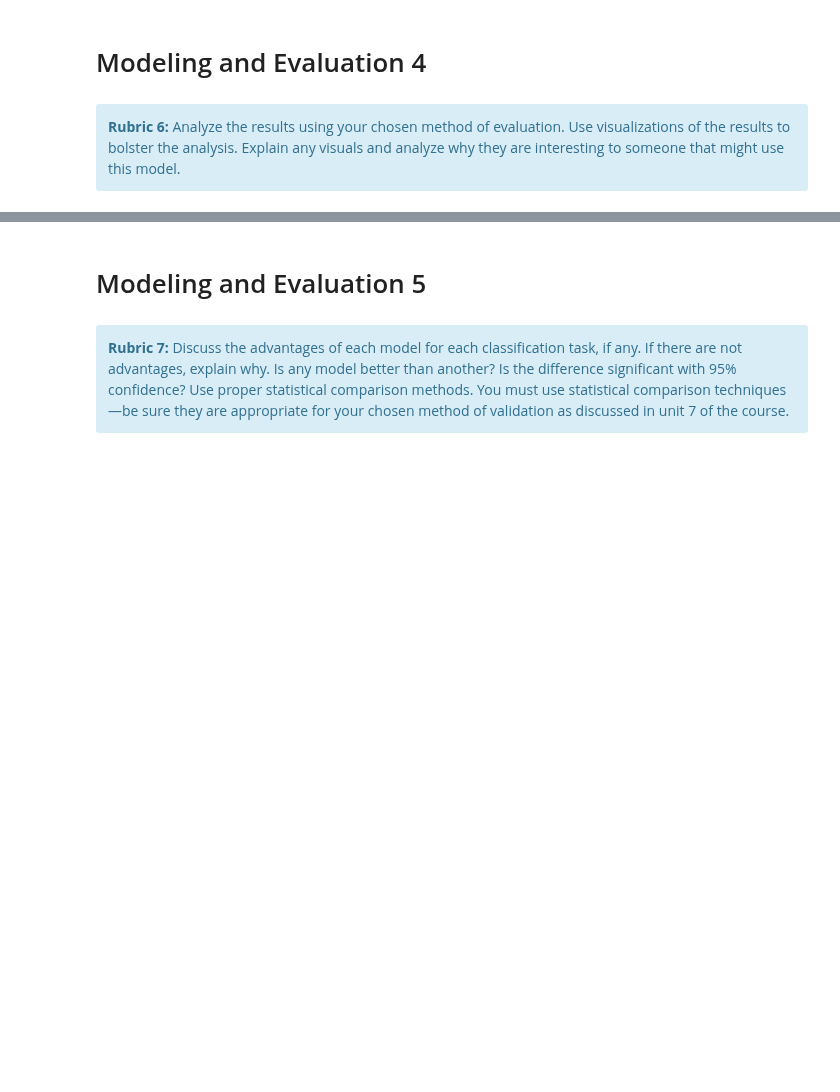
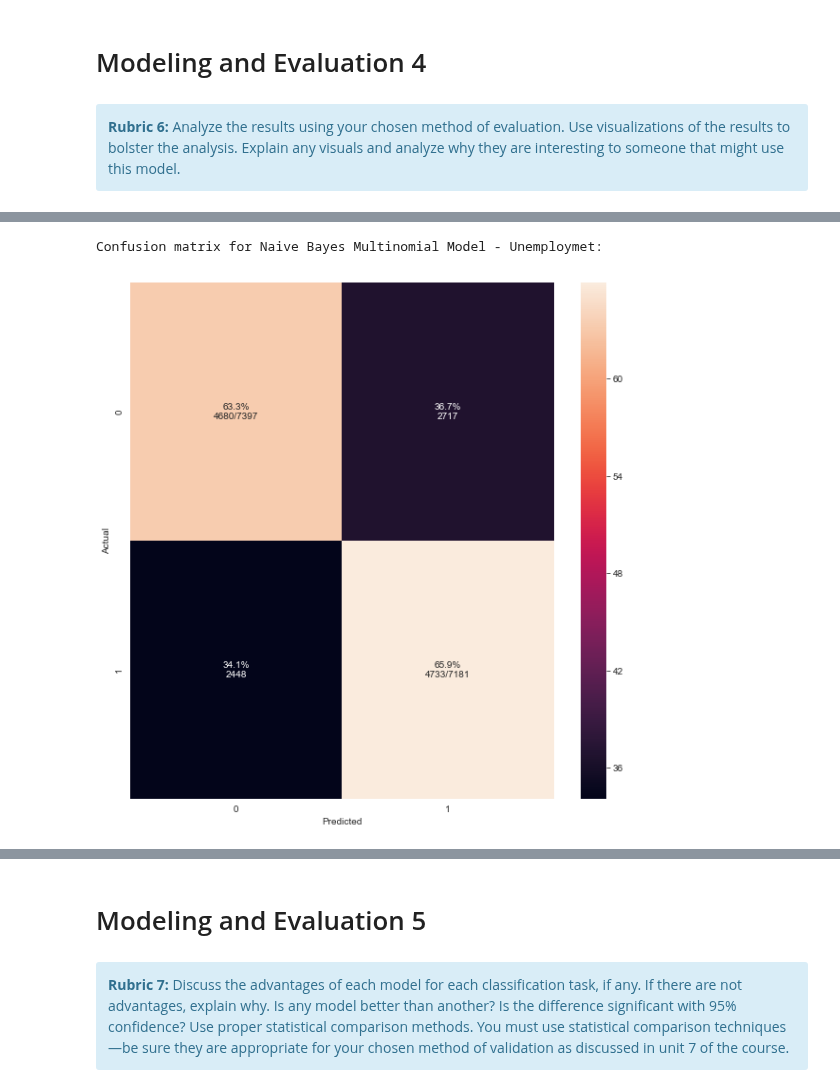
Before and after one commit to kmrollins/MSDS7331-Labs, a Jupyter notebook: MSDS7331_Team3_Lab2.ipynb, the cells around one changed output, grey strips where cells are left out. Drawn from its saved outputs; the diff is of its cells as text; code cells hidden in the pictures; blank space fills up the shorter version.

```diff
--- a/MSDS7331_Team3_Lab2.ipynb
+++ b/MSDS7331_Team3_Lab2.ipynb
@@ -508,0 +568,6 @@ Latency in ms for Random Forest Model: 18.9
+# %%
+print ("Confusion matrix for Naive Bayes Multinomial Model - Unemploymet:")
+cm_analysis(y_testU, nb_un_preds_multinomial, range(len(set(y_testU))), ymap=None, figsize=(10,10))
+# %% [output]
+Confusion matrix for Naive Bayes Multinomial Model - Unemploymet:
+[figure, added]
```
Also changed, not shown: parts of 10 cells of this notebook.
